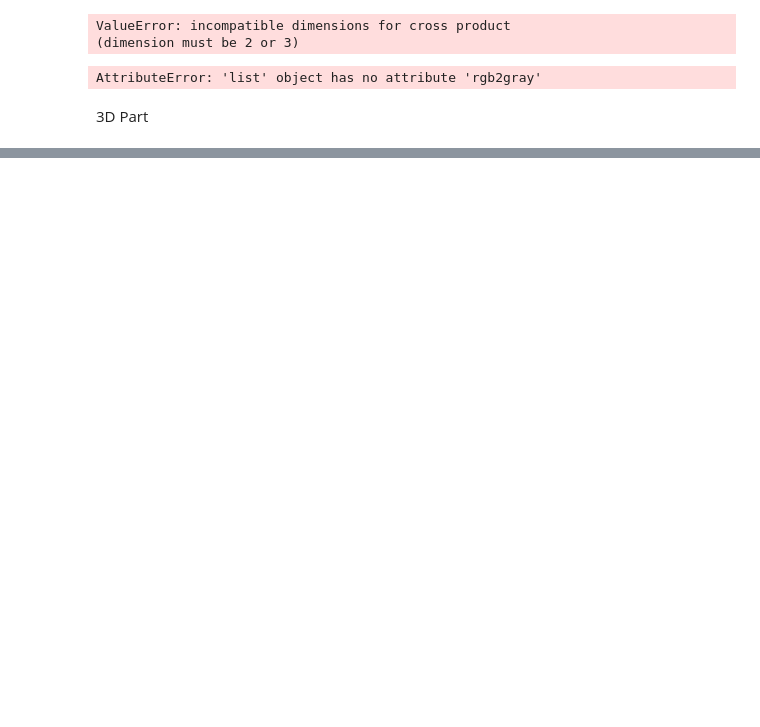
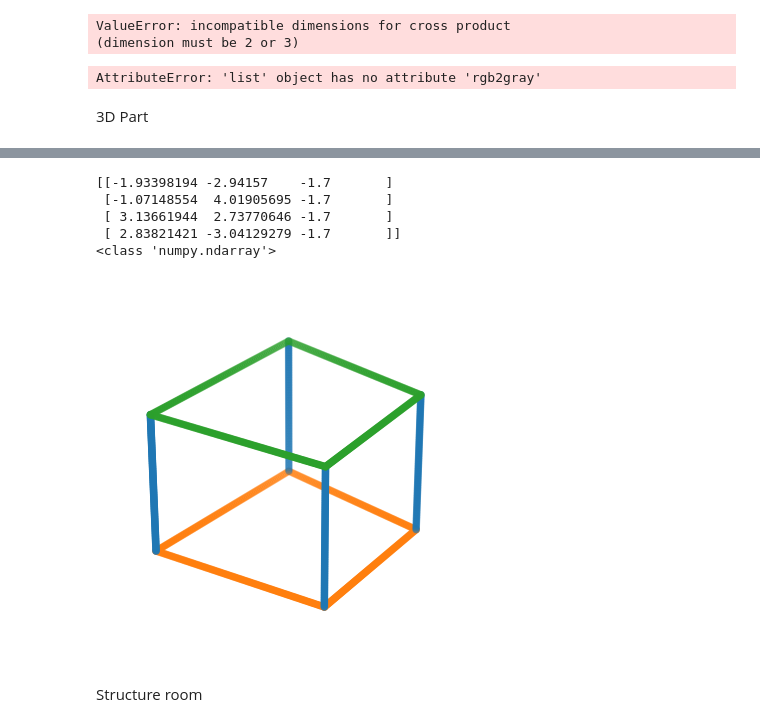
Before and after one commit to raimonmerce/SUSP_CFL, a Jupyter notebook: 2Dto3D.ipynb, the cells around one changed output, grey strips where cells are left out. Drawn from its saved outputs; the diff is of its cells as text; code cells hidden in the pictures; blank space fills up the shorter version.

```diff
--- a/2Dto3D.ipynb
+++ b/2Dto3D.ipynb
@@ -658,3 +631,15 @@ def visualizeEdges(floor_3D, ceil_3D):
 
     ax._axis3don = False
     plt.show()
+# %%
+def alignFloorCeil(f3D, c3D):
+    if len(ceil_xyz) != len(floor_xyz):
+        print("error")
+        return None, None
+    else:
+        for i in range(len(f3D)):
+            temp_x = (f3D[i][0] + c3D[i][0])/2
+            temp_y = (f3D[i][1] + c3D[i][1])/2
+            f3D[i] = [temp_x, temp_y, f3D[i][2]]
+            c3D[i] = [temp_x, temp_y, c3D[i][2]]
+        return f3D, c3D
@@ -660,0 +738,11 @@ def visualizeEdges(floor_3D, ceil_3D):
+# %%
+visualizeEdges(new_floor_3D, new_ceil_3D)
+# %% [output]
+[[-1.93398194 -2.94157    -1.7       ]
+ [-1.07148554  4.01905695 -1.7       ]
+ [ 3.13661944  2.73770646 -1.7       ]
+ [ 2.83821421 -3.04129279 -1.7       ]]
+<class 'numpy.ndarray'>
+[figure, added]
+# %% [markdown]
+Structure room
```
Also changed, not shown: parts of 27 cells of this notebook.
